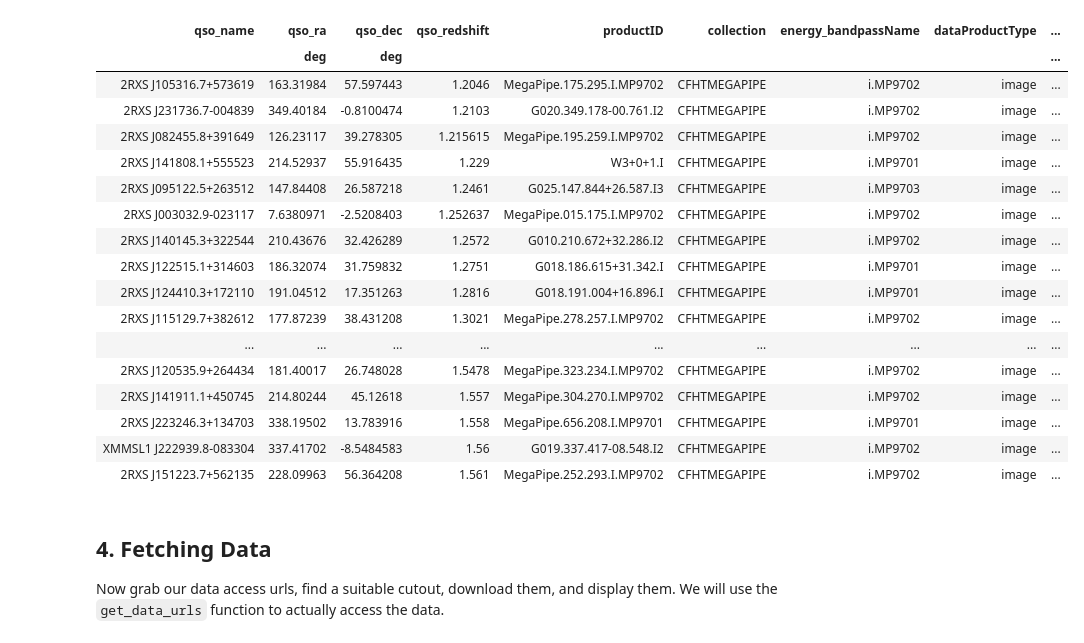
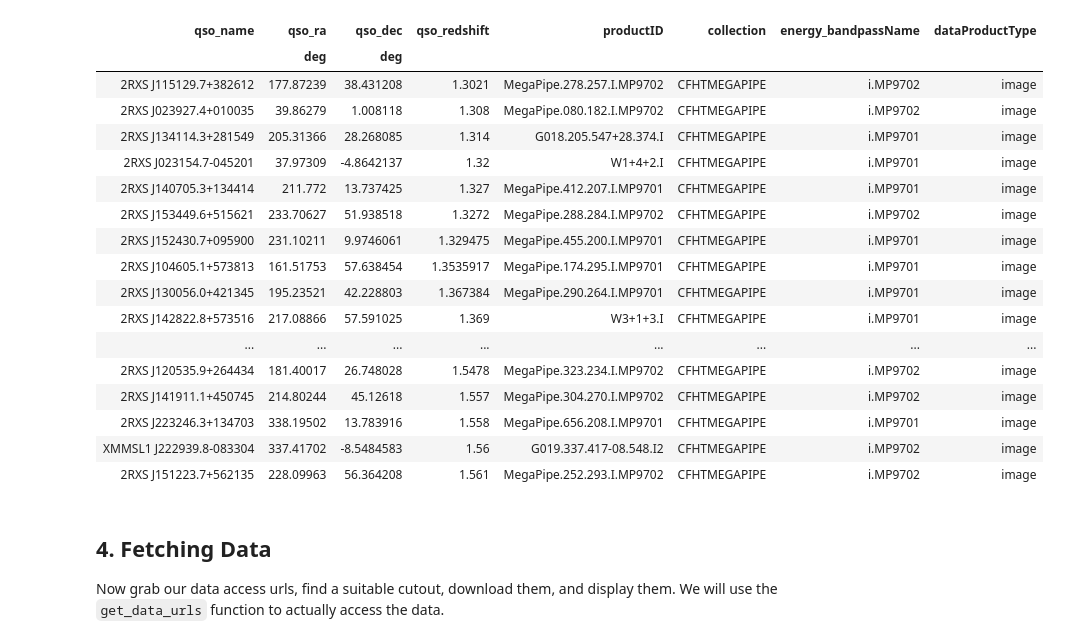
Before and after one commit to ellieb/astroquery_tutorial, a Jupyter notebook: astroquery_example_quasars.ipynb, the cells around one changed output. Saved outputs shown, nothing was run; the diff lists cells and outputs as text; code cells hidden in the pictures.

```diff
--- a/astroquery_example_quasars.ipynb
+++ b/astroquery_example_quasars.ipynb
@@ -45,26 +50,30 @@ For this tutorial, we want to look at quasars within a particular redshift range
 
 We can actually query and collect the quasar catalog data in one step using the SkyServer API. There is a SQL search service which allows us to pass in an SQL query and it returns the results in the specified format. Check the [API docs](https://skyserver.sdss.org/dr14/en/help/docs/api.aspx#search) for more information about the service.
 # %%
-import urllib
 from astropy.table import Table
+from urllib.parse import urlencode
 
 # Define the query
 query = """SELECT name, DR14_PLUG_RA AS RA, DR14_PLUG_DEC AS DEC, MJD, redshift,
-CLASS_BEST, CONF_BEST, DR14_ZWARNING FROM spiders_quasar
+CLASS_BEST, CONF_BEST FROM spiders_quasar
 WHERE ( redshift > {redshift_lower} AND redshift < {redshift_upper}
-AND CLASS_BEST='QSO' AND DR14_ZWARNING=0 )""".format(redshift_lower=1.2,
+AND CLASS_BEST='QSO' AND DR14_ZWARNING=0 )""".format(redshift_lower=1.3,
                                                      redshift_upper=1.6)
 
 # Build the request
 base_url = 'http://skyserver.sdss.org/dr14/SkyServerWS/SearchTools/SqlSearch'
 parameters = {'cmd': query, 'format': 'fits'}
-url_params = urllib.parse.urlencode(parameters)
+url_params = urlencode(parameters)
 data_url = '{}?{}'.format(base_url, url_params)
 
 # Grab the data from the url and convert to a pandas dataframe
 qso_table = Table.read(data_url, format='fits')
 qso_data = qso_table.to_pandas()
 
+# Convert byte strings to regular strings
+qso_data["CLASS_BEST"] = qso_data["CLASS_BEST"].str.decode("utf-8")
+qso_data["name"] = qso_data["name"].str.decode("utf-8")
+
 print('Number of results: {}'.format(len(qso_data)))
 qso_data.head()
 # %% [output]
@@ -123,26 +132,37 @@ Now that we have results in the coordinates we want from the CFHT MegaPipe data,
 # %%
 from astropy.table import unique
 
-# Construct the filter
-results_filter = ([energy_bandpass_name.startswith('i.') for energy_bandpass_name in
+# Construct the reduction mask
+results_mask = ([energy_bandpass_name.startswith('i.') for energy_bandpass_name in
                    results['energy_bandpassName']]) &\
-                 (results['dataProductType'] == 'image') #&\
-                 #(results['time_exposure'] >= 60*20)
-# TODO: Remove time_expose filter
+                 (results['dataProductType'] == 'image')
 
-# Apply the filter to the results
-filtered_results = results[results_filter]
+# Apply the reduction mask to the results
+masked_results = results[results_mask]
 
-# Unique on quasar target name and sort by redshift
-filtered_results = unique(filtered_results, keys='qso_name')
-filtered_results.sort('qso_redshift')
+# Unique on quasar target name
+masked_results = unique(masked_results, keys='qso_name')
+
+# Remove duplicate quasars that appear in both 2RXS and XMMSL1 surveys
+# Check if the difference between the ra and dec is within a threshold
+deg_thres = 0.0001
+masked_results.sort('qso_ra')
+idx_to_remove = []
+for idx, result in enumerate(masked_results[1:]):
+    if ((abs(result['qso_ra'] - masked_results[idx]['qso_ra']) < deg_thres) and
+        (abs(result['qso_dec'] - masked_results[idx]['qso_dec']) < deg_thres)):
+            idx_to_remove.append(idx)
+masked_results.remove_rows(idx_to_remove)
+
+# Sort by redshift
+masked_results.sort('qso_redshift')
 
 columns_subset = [
     'qso_name', 'qso_ra', 'qso_dec', 'qso_redshift', 'productID', 'collection',
-    'energy_bandpassName', 'dataProductType', 'time_exposure'
+    'energy_bandpassName', 'dataProductType'
 ]
 
-print('Number of results post-filter: {}'.format(len(filtered_results)))
-filtered_results[columns_subset].show_in_notebook(display_length=5,
+print('Number of results post-reduction: {}'.format(len(masked_results)))
+masked_results[columns_subset].show_in_notebook(display_length=5,
                                                   show_row_index=False)
 # %% [output]
@@ -151,21 +171,21 @@ Table masked=True length=45
-| qso_name | qso_ra | qso_dec | qso_redshift | productID | collection | energy_bandpassName | dataProductType | ... |
-|  | deg | deg |  |  |  |  |  | ... |
-| 2RXS J105316.7+573619 | 163.31984 | 57.597443 | 1.2046 | MegaPipe.175.295.I.MP9702 | CFHTMEGAPIPE | i.MP9702 | image | ... |
-| 2RXS J231736.7-004839 | 349.40184 | -0.8100474 | 1.2103 | G020.349.178-00.761.I2 | CFHTMEGAPIPE | i.MP9702 | image | ... |
-| 2RXS J082455.8+391649 | 126.23117 | 39.278305 | 1.215615 | MegaPipe.195.259.I.MP9702 | CFHTMEGAPIPE | i.MP9702 | image | ... |
-| 2RXS J141808.1+555523 | 214.52937 | 55.916435 | 1.229 | W3+0+1.I | CFHTMEGAPIPE | i.MP9701 | image | ... |
-| 2RXS J095122.5+263512 | 147.84408 | 26.587218 | 1.2461 | G025.147.844+26.587.I3 | CFHTMEGAPIPE | i.MP9703 | image | ... |
-| 2RXS J003032.9-023117 | 7.6380971 | -2.5208403 | 1.252637 | MegaPipe.015.175.I.MP9702 | CFHTMEGAPIPE | i.MP9702 | image | ... |
-| 2RXS J140145.3+322544 | 210.43676 | 32.426289 | 1.2572 | G010.210.672+32.286.I2 | CFHTMEGAPIPE | i.MP9702 | image | ... |
-| 2RXS J122515.1+314603 | 186.32074 | 31.759832 | 1.2751 | G018.186.615+31.342.I | CFHTMEGAPIPE | i.MP9701 | image | ... |
-| 2RXS J124410.3+172110 | 191.04512 | 17.351263 | 1.2816 | G018.191.004+16.896.I | CFHTMEGAPIPE | i.MP9701 | image | ... |
-| 2RXS J115129.7+382612 | 177.87239 | 38.431208 | 1.3021 | MegaPipe.278.257.I.MP9702 | CFHTMEGAPIPE | i.MP9702 | image | ... |
-| ... | ... | ... | ... | ... | ... | ... | ... | ... |
-| 2RXS J120535.9+264434 | 181.40017 | 26.748028 | 1.5478 | MegaPipe.323.234.I.MP9702 | CFHTMEGAPIPE | i.MP9702 | image | ... |
-| 2RXS J141911.1+450745 | 214.80244 | 45.12618 | 1.557 | MegaPipe.304.270.I.MP9702 | CFHTMEGAPIPE | i.MP9702 | image | ... |
-| 2RXS J223246.3+134703 | 338.19502 | 13.783916 | 1.558 | MegaPipe.656.208.I.MP9701 | CFHTMEGAPIPE | i.MP9701 | image | ... |
-| XMMSL1 J222939.8-083304 | 337.41702 | -8.5484583 | 1.56 | G019.337.417-08.548.I2 | CFHTMEGAPIPE | i.MP9702 | image | ... |
-| 2RXS J151223.7+562135 | 228.09963 | 56.364208 | 1.561 | MegaPipe.252.293.I.MP9702 | CFHTMEGAPIPE | i.MP9702 | image | ... |
+| qso_name | qso_ra | qso_dec | qso_redshift | productID | collection | energy_bandpassName | dataProductType |
+|  | deg | deg |  |  |  |  |  |
+| 2RXS J115129.7+382612 | 177.87239 | 38.431208 | 1.3021 | MegaPipe.278.257.I.MP9702 | CFHTMEGAPIPE | i.MP9702 | image |
+| 2RXS J023927.4+010035 | 39.86279 | 1.008118 | 1.308 | MegaPipe.080.182.I.MP9702 | CFHTMEGAPIPE | i.MP9702 | image |
+| 2RXS J134114.3+281549 | 205.31366 | 28.268085 | 1.314 | G018.205.547+28.374.I | CFHTMEGAPIPE | i.MP9701 | image |
+| 2RXS J023154.7-045201 | 37.97309 | -4.8642137 | 1.32 | W1+4+2.I | CFHTMEGAPIPE | i.MP9701 | image |
+| 2RXS J140705.3+134414 | 211.772 | 13.737425 | 1.327 | MegaPipe.412.207.I.MP9701 | CFHTMEGAPIPE | i.MP9701 | image |
+| 2RXS J153449.6+515621 | 233.70627 | 51.938518 | 1.3272 | MegaPipe.288.284.I.MP9702 | CFHTMEGAPIPE | i.MP9702 | image |
+| 2RXS J152430.7+095900 | 231.10211 | 9.9746061 | 1.329475 | MegaPipe.455.200.I.MP9701 | CFHTMEGAPIPE | i.MP9701 | image |
+| 2RXS J104605.1+573813 | 161.51753 | 57.638454 | 1.3535917 | MegaPipe.174.295.I.MP9701 | CFHTMEGAPIPE | i.MP9701 | image |
+| 2RXS J130056.0+421345 | 195.23521 | 42.228803 | 1.367384 | MegaPipe.290.264.I.MP9701 | CFHTMEGAPIPE | i.MP9701 | image |
+| 2RXS J142822.8+573516 | 217.08866 | 57.591025 | 1.369 | W3+1+3.I | CFHTMEGAPIPE | i.MP9701 | image |
+| ... | ... | ... | ... | ... | ... | ... | ... |
+| 2RXS J120535.9+264434 | 181.40017 | 26.748028 | 1.5478 | MegaPipe.323.234.I.MP9702 | CFHTMEGAPIPE | i.MP9702 | image |
+| 2RXS J141911.1+450745 | 214.80244 | 45.12618 | 1.557 | MegaPipe.304.270.I.MP9702 | CFHTMEGAPIPE | i.MP9702 | image |
+| 2RXS J223246.3+134703 | 338.19502 | 13.783916 | 1.558 | MegaPipe.656.208.I.MP9701 | CFHTMEGAPIPE | i.MP9701 | image |
+| XMMSL1 J222939.8-083304 | 337.41702 | -8.5484583 | 1.56 | G019.337.417-08.548.I2 | CFHTMEGAPIPE | i.MP9702 | image |
+| 2RXS J151223.7+562135 | 228.09963 | 56.364208 | 1.561 | MegaPipe.252.293.I.MP9702 | CFHTMEGAPIPE | i.MP9702 | image |
 # %% [markdown]
 
 ## 4. Fetching Data
```
Also changed, not shown: parts of 12 cells of this notebook.
